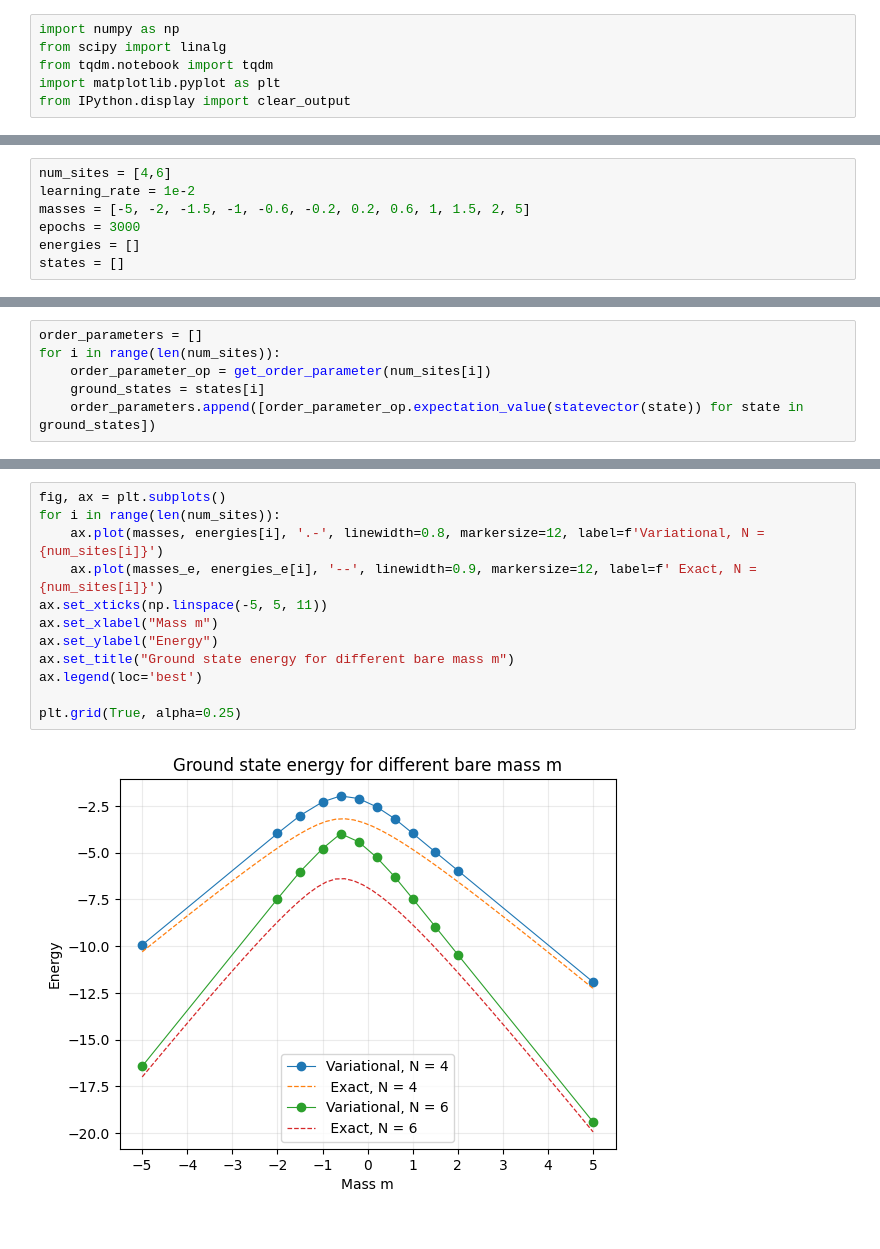
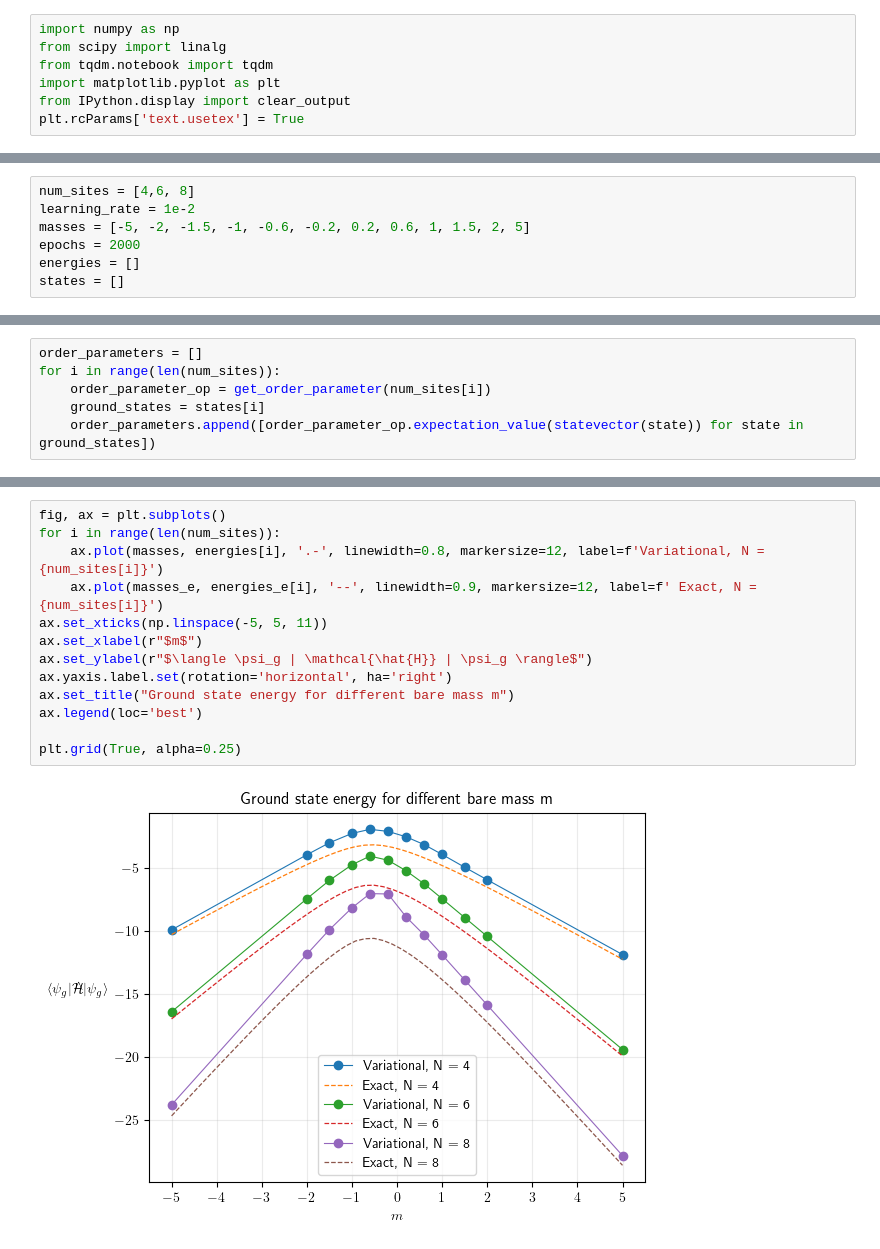
Before and after one commit to adithyarao3103/Schwinger-Model, a Jupyter notebook: vqe_gs_schwinger.ipynb, the cells around one changed output, grey strips where cells are left out. Drawn from its saved outputs; the diff is of its cells as text.

```diff
--- a/vqe_gs_schwinger.ipynb
+++ b/vqe_gs_schwinger.ipynb
@@ -4,6 +4,7 @@ from scipy import linalg
 from tqdm.notebook import tqdm
 import matplotlib.pyplot as plt
 from IPython.display import clear_output
+plt.rcParams['text.usetex'] = True
 # %%
 class statevector(np.ndarray): #extends the np.ndarray class to add functionalities like normalize, evolve under hamiltonian and also obtain density matrix
     def __new__(cls, input_array):
@@ -509,10 +531,10 @@ def get_init_state(N:int, m:float):
 
     return psi
 # %%
-num_sites = [4,6]
+num_sites = [4,6, 8]
 learning_rate = 1e-2
 masses = [-5, -2, -1.5, -1, -0.6, -0.2, 0.2, 0.6, 1, 1.5, 2, 5]
-epochs = 3000
+epochs = 2000
 energies = []
 states = []
 # %%
@@ -634,14 +658,15 @@ plt.grid(True, alpha=0.25)
 # %%
 fig, ax = plt.subplots()
 for i in range(len(num_sites)):
     ax.plot(masses, energies[i], '.-', linewidth=0.8, markersize=12, label=f'Variational, N = {num_sites[i]}')
     ax.plot(masses_e, energies_e[i], '--', linewidth=0.9, markersize=12, label=f' Exact, N = {num_sites[i]}')
 ax.set_xticks(np.linspace(-5, 5, 11))
-ax.set_xlabel("Mass m")
-ax.set_ylabel("Energy")
+ax.set_xlabel(r"$m$")
+ax.set_ylabel(r"$\langle \psi_g | \mathcal{\hat{H}} | \psi_g \rangle$")
+ax.yaxis.label.set(rotation='horizontal', ha='right')
 ax.set_title("Ground state energy for different bare mass m")
 ax.legend(loc='best')
 
 plt.grid(True, alpha=0.25)
 # %% [output]
-[figure, old version]
+[figure, new version]
```
Also changed, not shown: parts of 12 cells of this notebook, 9 other files.
